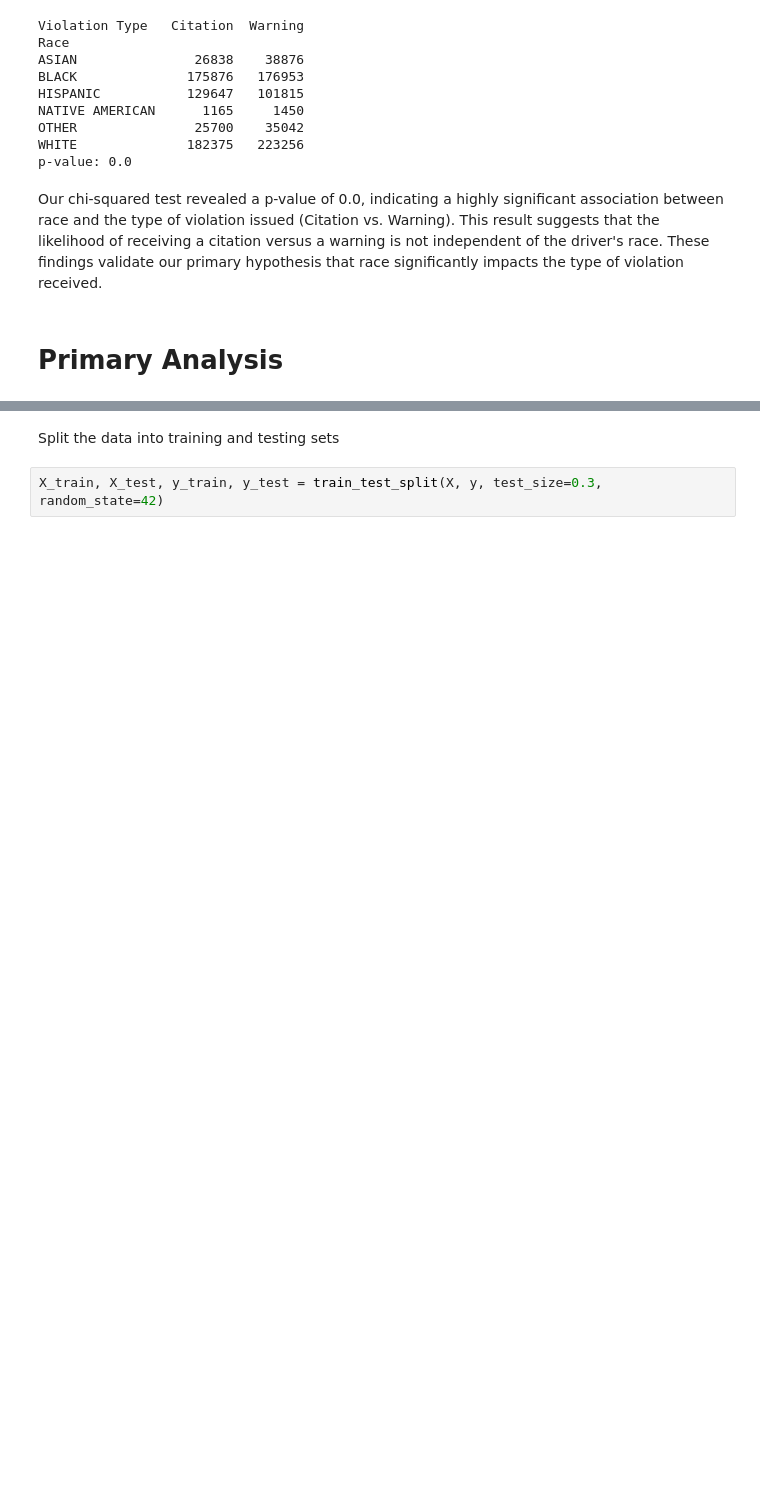
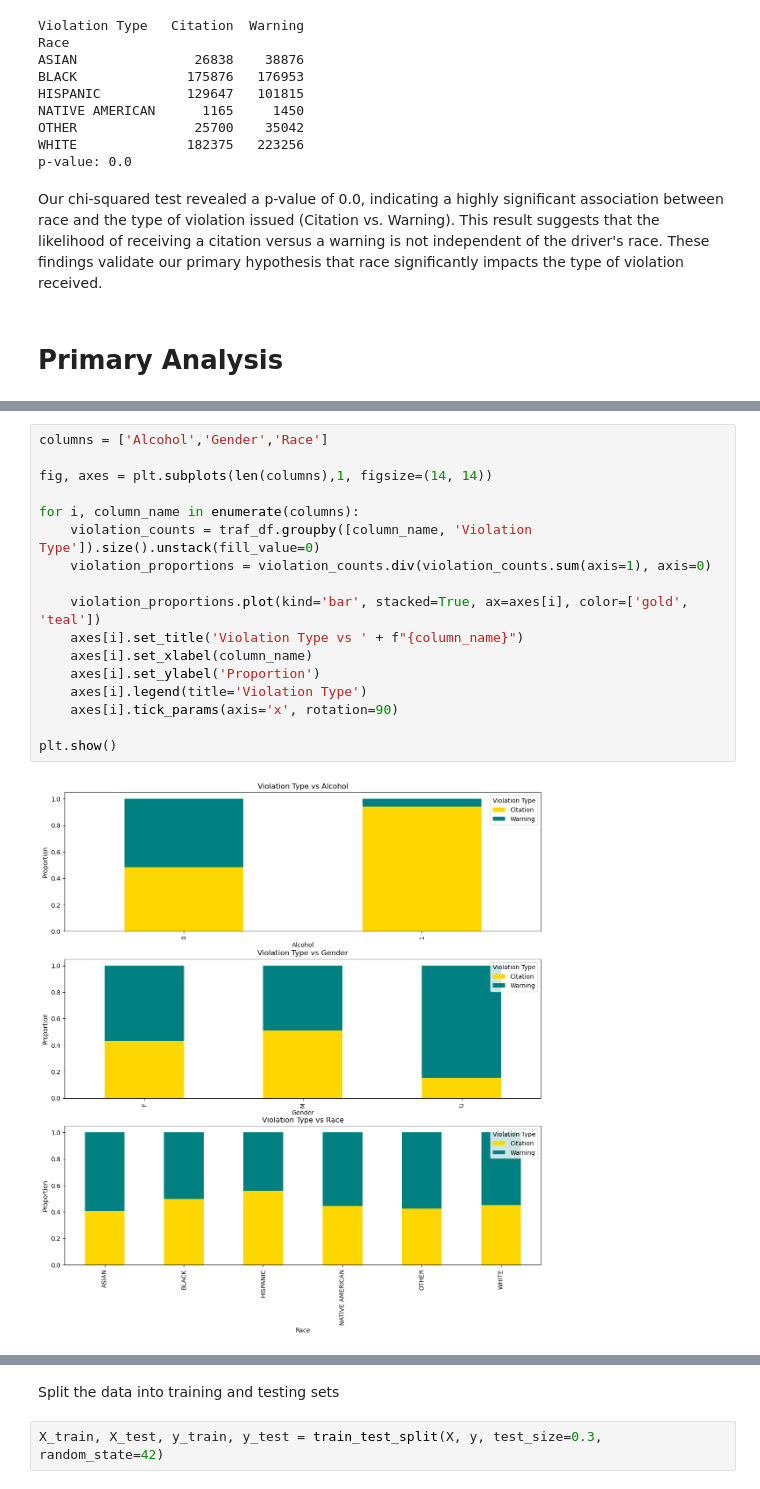
Before and after one commit to Yilalu/CMSC320project, a Jupyter notebook: CMCS320_Final_Project.ipynb, the cells around one changed output, grey strips where cells are left out. Cells and saved outputs as stored; diff of their text form; blank space fills up the shorter version.

```diff
--- a/CMCS320_Final_Project.ipynb
+++ b/CMCS320_Final_Project.ipynb
@@ -814,0 +800,19 @@ y = traf_df["Violation Type"].map({'Citation': 1, 'Warning': 0})[:row]
+# %%
+columns = ['Alcohol','Gender','Race']
+
+fig, axes = plt.subplots(len(columns),1, figsize=(14, 14))
+
+for i, column_name in enumerate(columns):
+    violation_counts = traf_df.groupby([column_name, 'Violation Type']).size().unstack(fill_value=0)
+    violation_proportions = violation_counts.div(violation_counts.sum(axis=1), axis=0)
+
+    violation_proportions.plot(kind='bar', stacked=True, ax=axes[i], color=['gold', 'teal'])
+    axes[i].set_title('Violation Type vs ' + f"{column_name}")
+    axes[i].set_xlabel(column_name)
+    axes[i].set_ylabel('Proportion')
+    axes[i].legend(title='Violation Type')
+    axes[i].tick_params(axis='x', rotation=90)
+
+plt.show()
+# %% [output]
+[figure, added]
```
Also changed, not shown: parts of 16 cells of this notebook, 1 other file.
